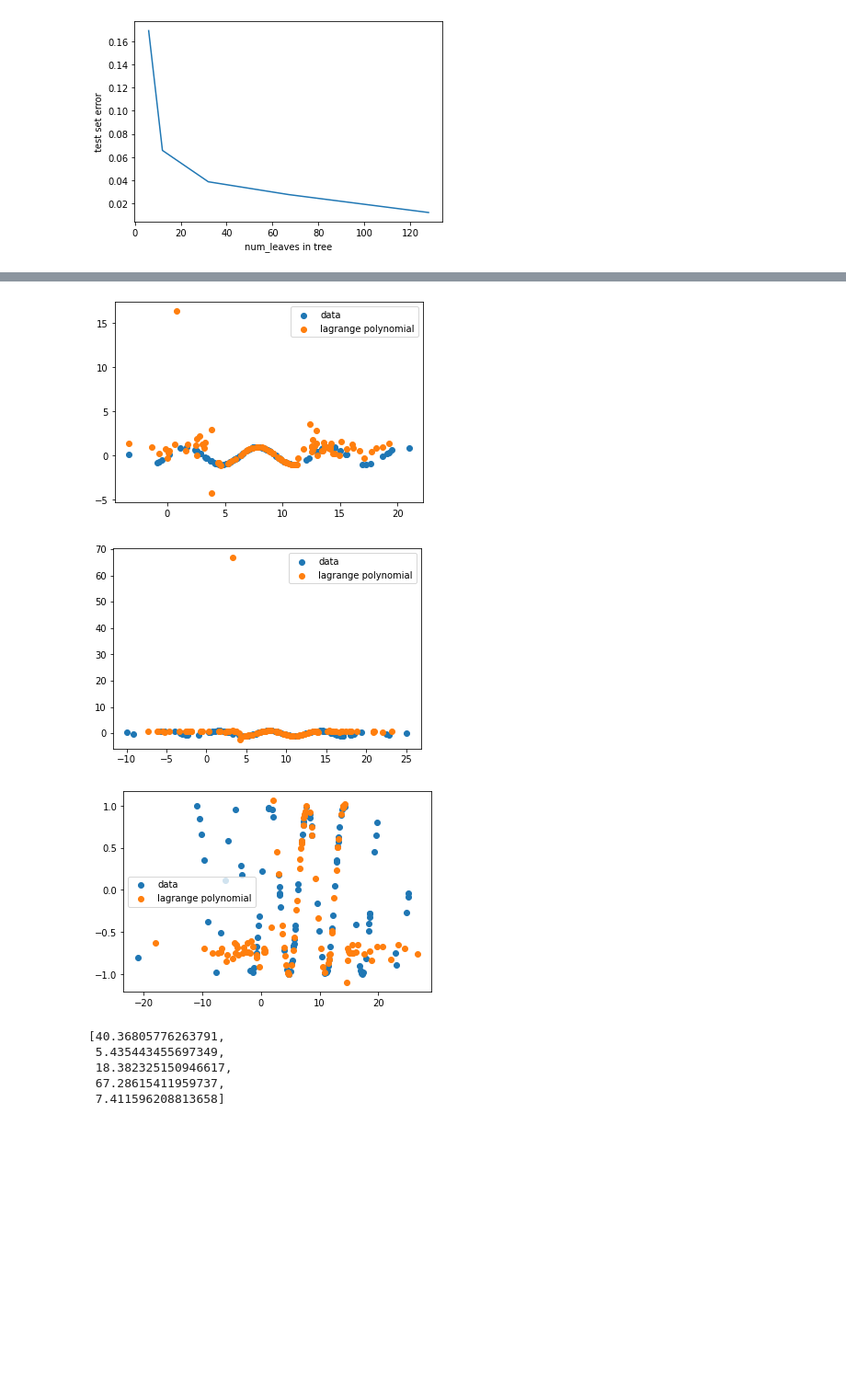
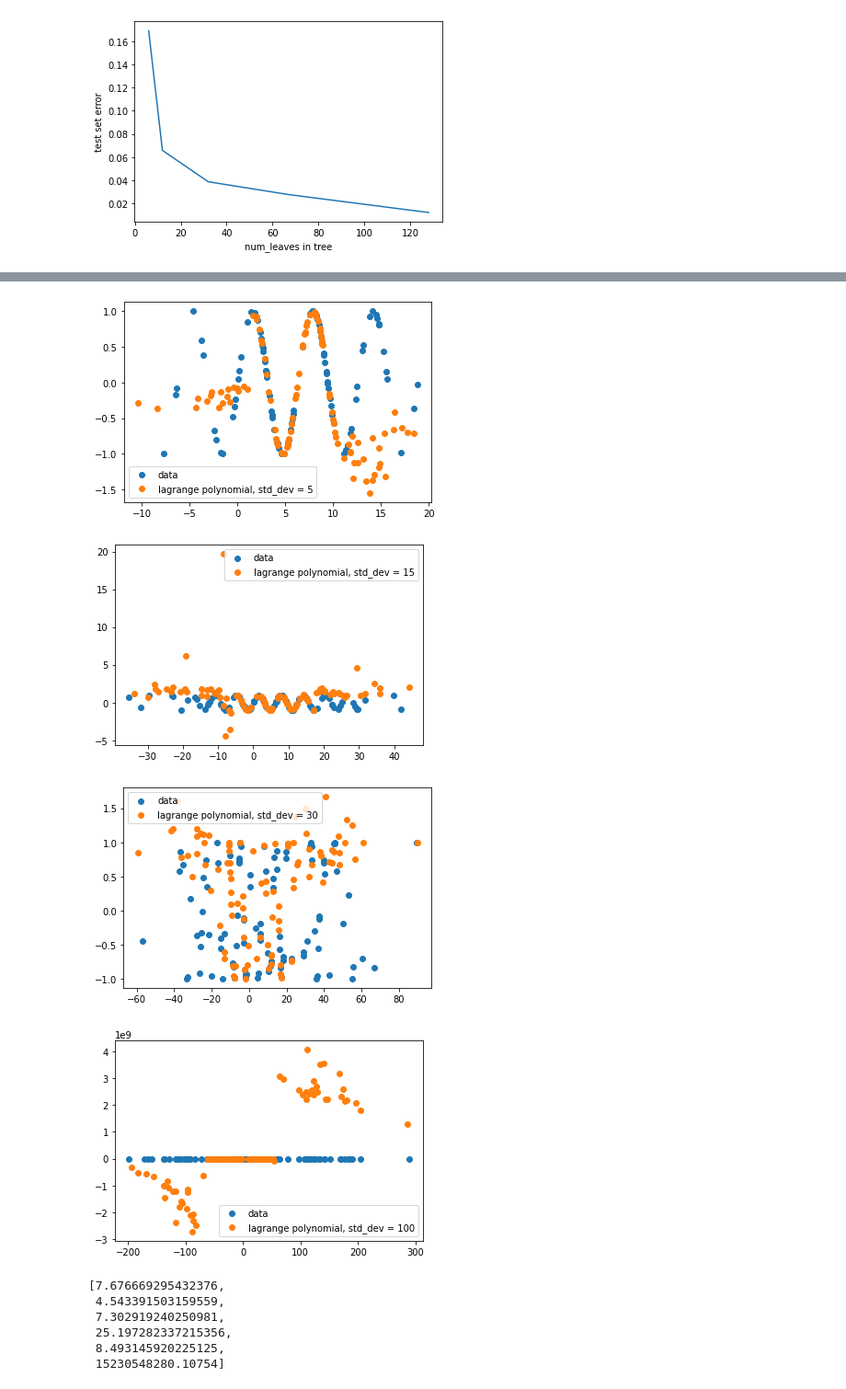
Before and after one commit to kevinsinghgill/CS760, a Jupyter notebook: dtree.ipynb, the cells around one changed output, grey strips where cells are left out. Shown at 92% size. Saved outputs shown, nothing was run; the diff lists cells and outputs as text; code cells hidden in the pictures; blank space fills up the shorter version.

```diff
--- a/dtree.ipynb
+++ b/dtree.ipynb
@@ -239,6 +237,6 @@ error
 # %%
 errors = []
-std_dev = [.1,1,3,5,7]
+std_dev = [.1,1,5,15,30,100]
 for i in range(len(std_dev)):
     noise = np.random.normal(0,std_dev[i],100) # gaussian noise with mean 0 and std dev
     x = np.random.uniform(a,b,100) + noise
@@ -250,8 +248,9 @@ for i in range(len(std_dev)):
     error = np.sqrt(np.sum(yerr**2))
     errors.append(error)
     plt.scatter(x, y, label='data')
-    plt.scatter(x_test, yn, label='lagrange polynomial')
+    plt.scatter(x_test, yn, label='lagrange polynomial, std_dev = ' + str(std_dev[i]))
     plt.legend()
+    plt.savefig('lagrange_gaussian_noise_' + str(std_dev[i]) +'.pdf')
     plt.show()
 errors
 # %% [output]
@@ -260,8 +259,10 @@ errors
-[figure, old version]
+[figure, new version]
-[figure, old version]
+[figure, new version]
-[figure, old version]
+[figure, new version]
+[figure, added]
-[40.36805776263791,
- 5.435443455697349,
- 18.382325150946617,
- 67.28615411959737,
- 7.411596208813658]
+[7.676669295432376,
+ 4.543391503159559,
+ 7.302919240250981,
+ 25.197282337215356,
+ 8.493145920225125,
+ 15230548280.10754]
```
Also changed, not shown: parts of 6 cells of this notebook, 1 other file.
